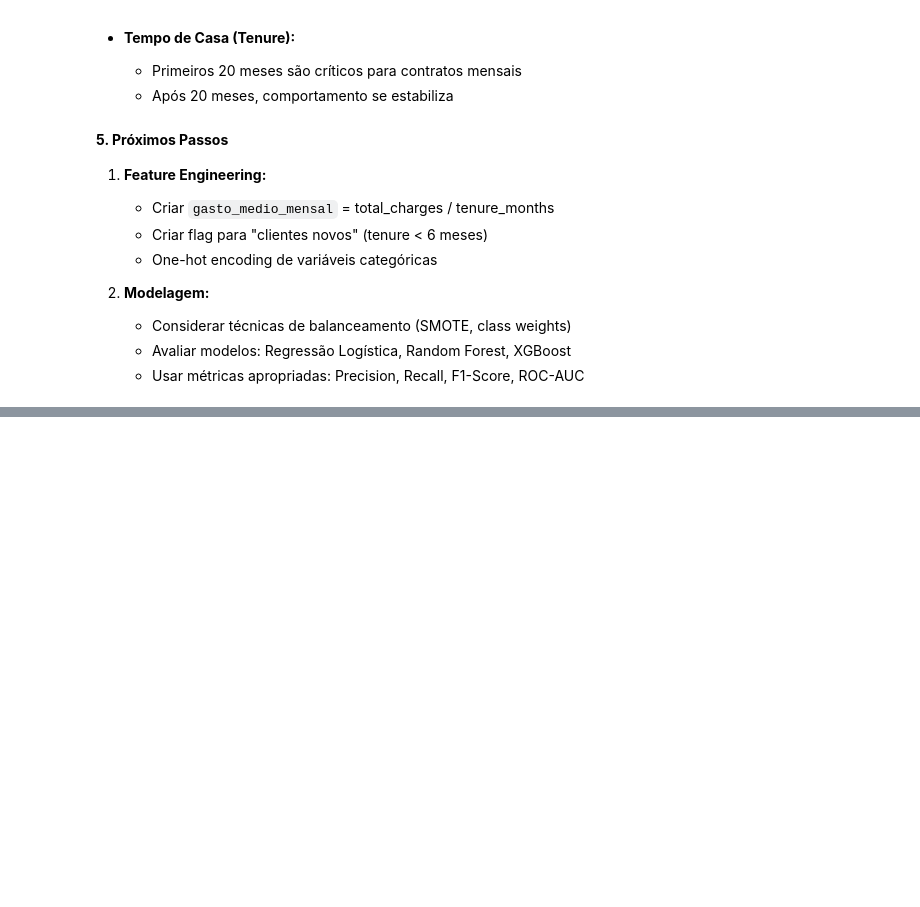
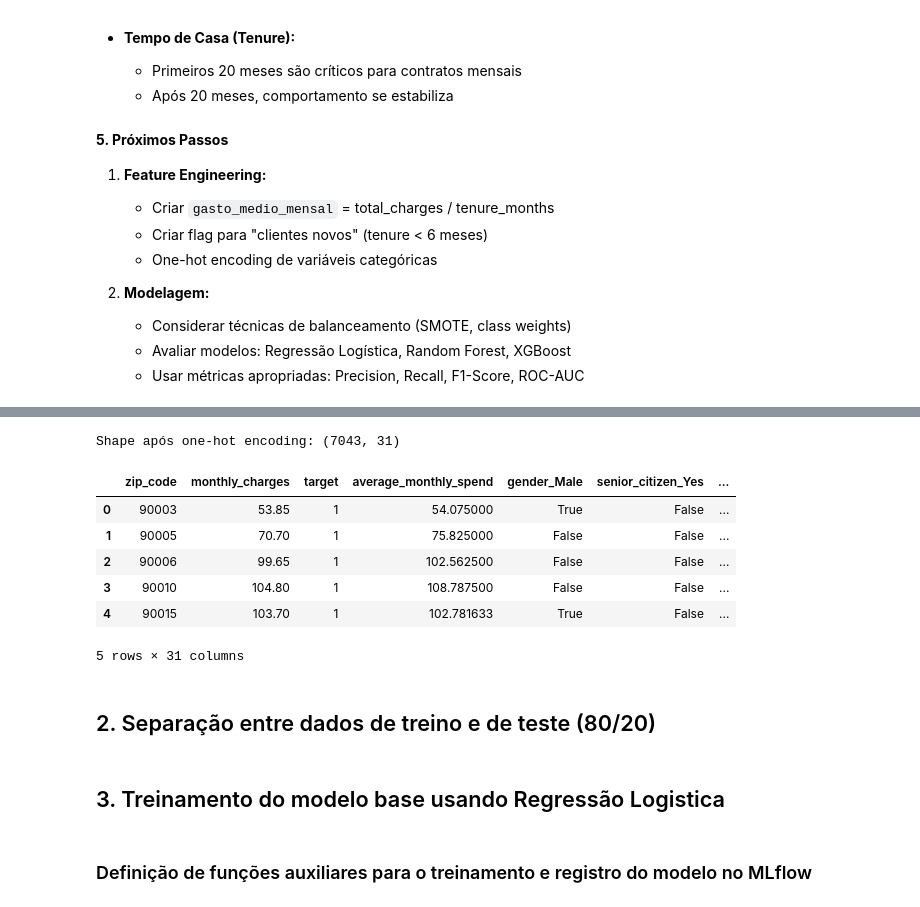
Before and after one commit to DioniSilva/tech-challenge-fase-1, a Jupyter notebook: notebooks/01-EDA-dionata-silva.ipynb, the cells around one changed output, grey strips where cells are left out. Saved outputs shown, nothing was run; the diff lists cells and outputs as text; code cells hidden in the pictures; blank space fills up the shorter version.

```diff
--- a/notebooks/01-EDA-dionata-silva.ipynb
+++ b/notebooks/01-EDA-dionata-silva.ipynb
@@ -438,0 +568,62 @@ Resumo dos principais achados da análise exploratória.
+# %%
+# One-hot encoding das variáveis categóricas relevantes
+
+# Criar a nova feature
+# Se tenure_months for 0, o pandas retornará inf ou NaN, então tratamos isso com .replace ou fillna
+df['average_monthly_spend'] = df['total_charges'] / df['tenure_months']
+df['average_monthly_spend'] = df['average_monthly_spend'].replace([np.inf, -np.inf], 0).fillna(0)
+
+# Dropar as colunas irrelevantes
+cols_to_drop = [
+    "customerid",
+    "count",
+    "country",
+    "state",
+    "city",
+    "lat_long",
+    "latitude",
+    "longitude",
+    "churn_label",
+    "churn_score",
+    "cltv",
+    "churn_reason",
+    "total_charges",
+    "tenure_months"
+]
+df_encoded = df.drop(columns=cols_to_drop)
+
+categorical_features = [
+    'gender',
+    'senior_citizen',
+    'partner',
+    'dependents',
+    'phone_service',
+    'multiple_lines',
+    'internet_service',
+    'online_security',
+    'online_backup',
+    'device_protection',
+    'tech_support',
+    'streaming_tv',
+    'streaming_movies',
+    'contract',
+    'paperless_billing',
+    'payment_method'
+]
+
+## Aplicar one-hot encoding apenas nas features categóricas relevantes
+df_encoded = pd.get_dummies(df_encoded, columns=categorical_features, drop_first=True)
+
+print(f"Shape após one-hot encoding: {df_encoded.shape}")
+df_encoded.head()
+# %% [output]
+Shape após one-hot encoding: (7043, 31)
+|  | zip_code | monthly_charges | target | average_monthly_spend | gender_Male | senior_citizen_Yes | ... |
+| 0 | 90003 | 53.85 | 1 | 54.075000 | True | False | ... |
+| 1 | 90005 | 70.70 | 1 | 75.825000 | False | False | ... |
+| 2 | 90006 | 99.65 | 1 | 102.562500 | False | False | ... |
+| 3 | 90010 | 104.80 | 1 | 108.787500 | False | False | ... |
+| 4 | 90015 | 103.70 | 1 | 102.781633 | True | False | ... |
+5 rows × 31 columns
+# %% [markdown]
+## 2. Separação entre dados de treino e de teste (80/20)
@@ -438,0 +641,4 @@ Resumo dos principais achados da análise exploratória.
+# %% [markdown]
+## 3. Treinamento do modelo base usando Regressão Logistica
+# %% [markdown]
+### Definição de funções auxiliares para o treinamento e registro do modelo no MLflow
```
Also changed, not shown: parts of 23 cells of this notebook, 8 other files.
